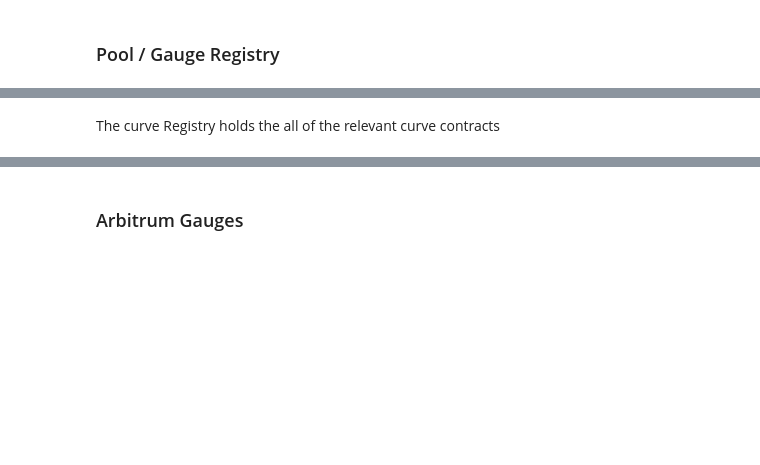
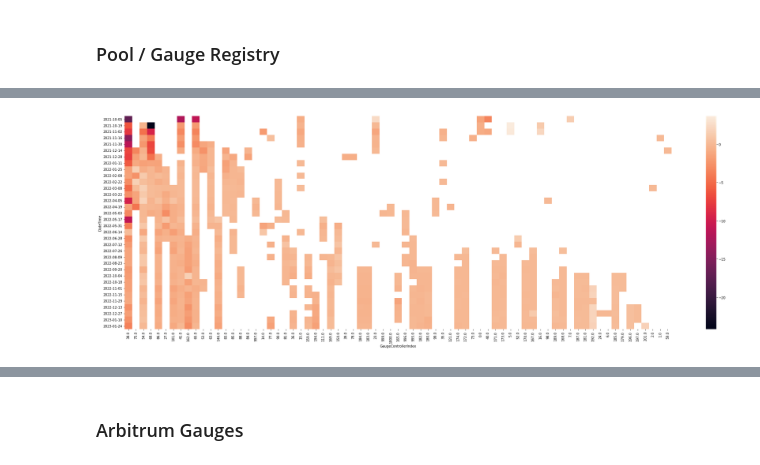
Before and after one commit to DoominEth/Web3DataSandbox, a Jupyter notebook: Untitled.ipynb, the cells around one changed output, grey strips where cells are left out. Saved outputs shown, nothing was run; the diff lists cells and outputs as text; code cells hidden in the pictures; blank space fills up the shorter version.

```diff
--- a/Untitled.ipynb
+++ b/Untitled.ipynb
@@ -141,2 +117,0 @@ totalBribes = gaugeMap.totalBribes(oldMap)
-# %%
-oldMap = gaugeMap.addPercentages(oldMap, totalBribes)
@@ -145,2 +117,0 @@ oldMap.to_excel("oldMapTom.xlsx")
-# %% [markdown]
-The curve Registry holds the all of the relevant curve contracts
@@ -146,0 +123,4 @@ The curve Registry holds the all of the relevant curve contracts
+# %%
+gaugeMap.drawHeatMapDiffernceBetweenVotesBribes(gaugeMap.allMappingData)
+# %% [output]
+[figure, added]
```
Also changed, not shown: parts of 67 cells of this notebook, 1 other file.
